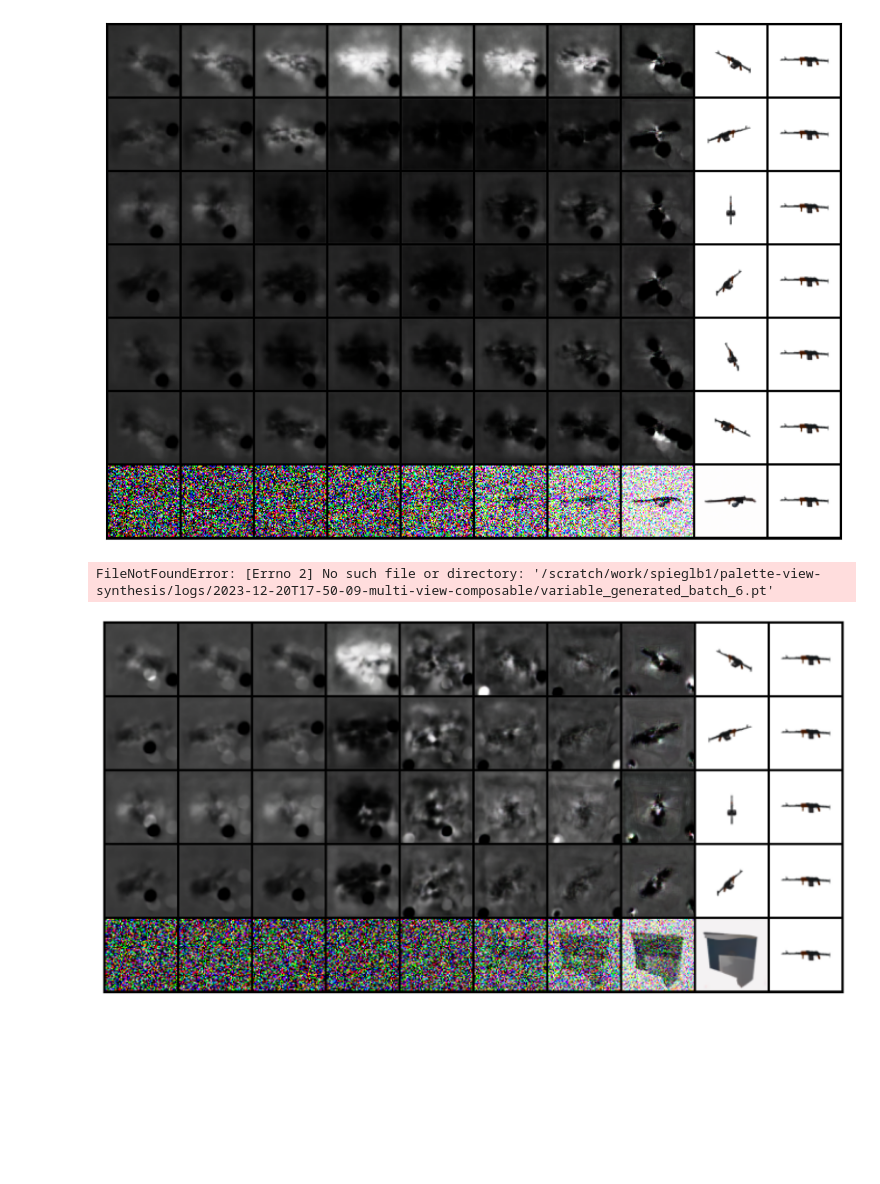
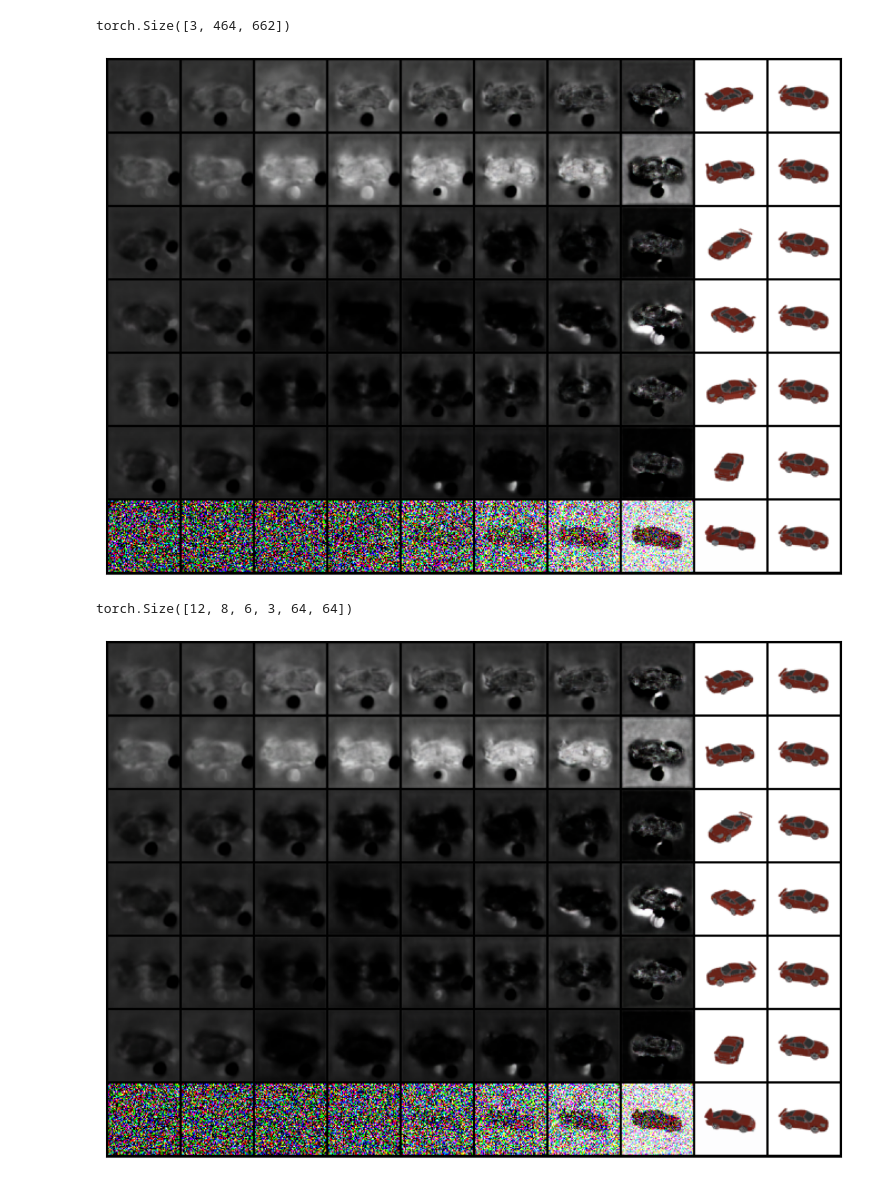
Before and after one commit to bronemos/view-fusion, a Jupyter notebook: analysis.ipynb, the cells around one changed output. Cells and saved outputs as stored; diff of their text form; code cells hidden in the pictures; blank space fills up the shorter version.

Commit message:
add variable view within batch

```diff
--- a/analysis.ipynb
+++ b/analysis.ipynb
@@ -44,15 +77,17 @@ show(target_grid)
 # %%
-i = 11
+i = 0
 target_grid = torch.cat([target[i, ...][None, ...],] * (cond.shape[1] + 1))[None, ...]
 view_weights = torch.cat((weight_arr[i, ...], cond[i, :, :3, ...][None, ...]), dim=0)
 view_weights = torch.cat((view_weights, torch.clamp(generated_batch[i, ...][:, None, ...], 0, 1)), dim=1)
 view_weights = torch.cat((view_weights, target_grid))
 view_weights = make_grid(rearrange(view_weights, "s v c h w -> (v s) c h w"), nrow=view_weights.shape[0], scale_each=True)
+print(view_weights.shape)
 show(view_weights)
 # %% [output]
+torch.Size([3, 464, 662])
-[figure, old version]
+[figure, new version]
 # %%
-n = 6
+n = 7
 variable_generated_batch = torch.load(f"/scratch/work/spieglb1/palette-view-synthesis/logs/2023-12-20T17-50-09-multi-view-composable/variable_generated_batch_{n}.pt", map_location=torch.device("cpu"))
 variable_logit_arr = torch.load(f"/scratch/work/spieglb1/palette-view-synthesis/logs/2023-12-20T17-50-09-multi-view-composable/variable_logit_arr_{n}.pt", map_location=torch.device("cpu"))
 variable_weight_arr = torch.load(f"/scratch/work/spieglb1/palette-view-synthesis/logs/2023-12-20T17-50-09-multi-view-composable/variable_weight_arr_{n}.pt", map_location=torch.device("cpu"))
@@ -60,14 +95,14 @@ target = torch.load("/scratch/work/spieglb1/palette-view-synthesis/logs/2023-12-
 variable_cond = cond[:, :n, ...]
 print(variable_weight_arr.shape)
 # %% [output]
-FileNotFoundError: [Errno 2] No such file or directory: '/scratch/work/spieglb1/palette-view-synthesis/logs/2023-12-20T17-50-09-multi-view-composable/variable_generated_batch_6.pt'
+torch.Size([12, 8, 6, 3, 64, 64])
 # %%
-i = 11
+i = 0
 target_grid = torch.cat([target[i, ...][None, ...],] * (variable_cond.shape[1] + 1))[None, ...]
 view_weights = torch.cat((variable_weight_arr[i, ...], variable_cond[i, :, :3, ...][None, ...]), dim=0)
 view_weights = torch.cat((view_weights, torch.clamp(variable_generated_batch[i, ...][:, None, ...], 0, 1)), dim=1)
 view_weights = torch.cat((view_weights, target_grid))
 view_weights = make_grid(rearrange(view_weights, "s v c h w -> (v s) c h w"), nrow=view_weights.shape[0], scale_each=True)
 show(view_weights)
 # %% [output]
-[figure, old version]
+[figure, new version]
```
Also changed, not shown: parts of 5 cells of this notebook, 3 other files.
